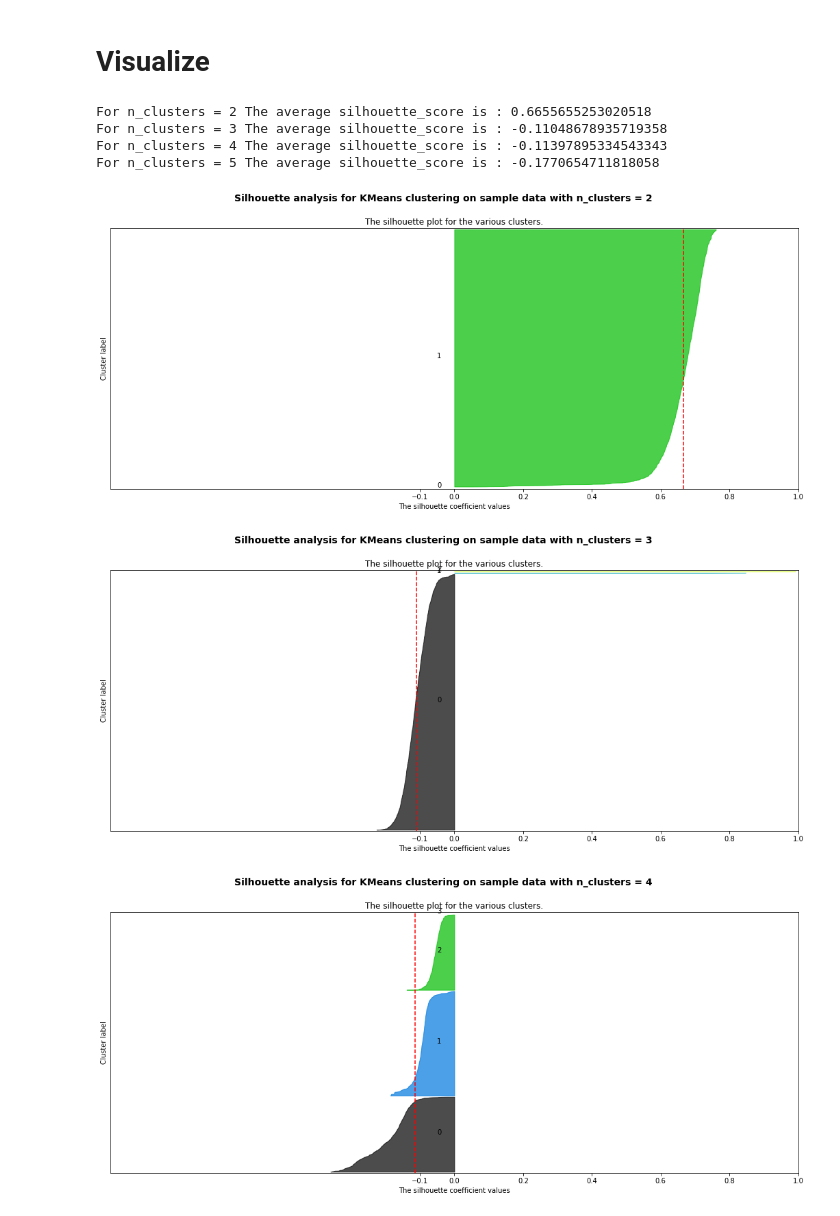
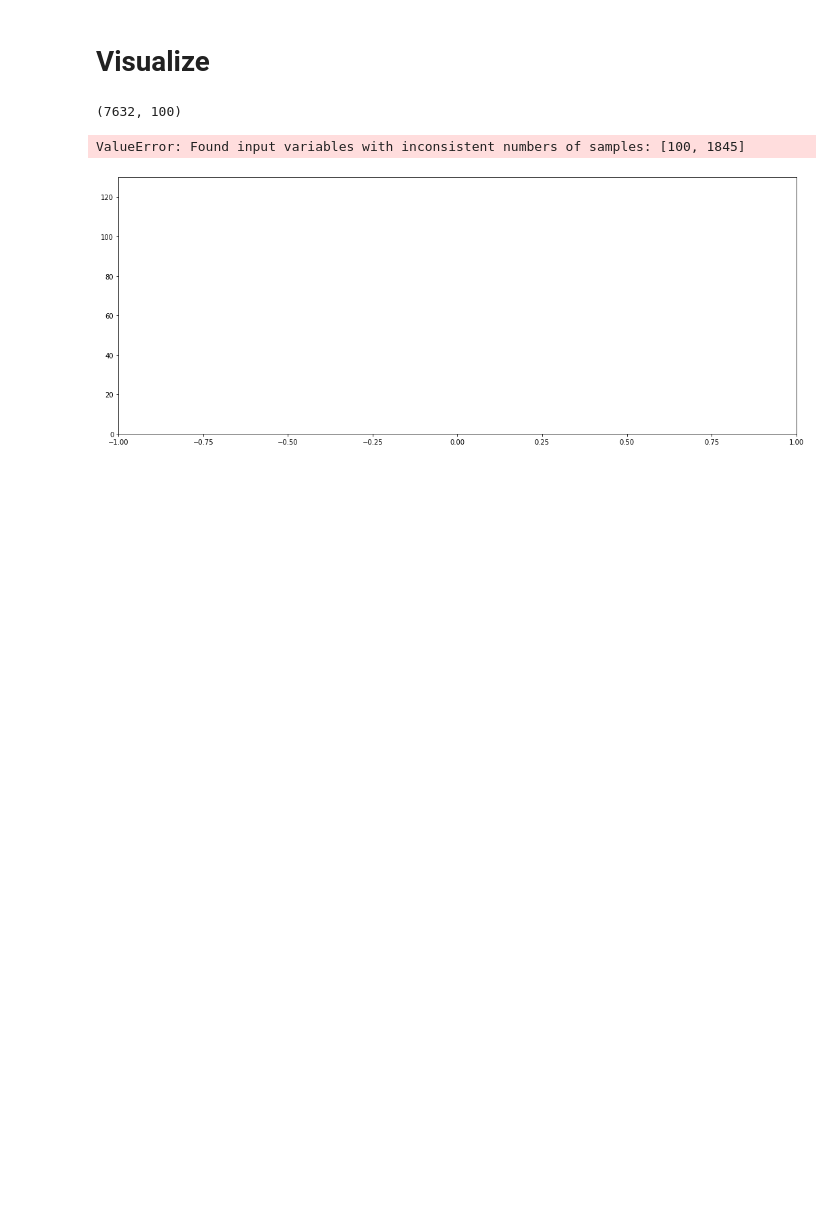
Before and after one commit to Amglex/Mutual-Funds, a Jupyter notebook: notebooks/050 - Clustering.ipynb, the cells around one changed output. Cells and saved outputs as stored; diff of their text form; code cells hidden in the pictures; blank space fills up the shorter version.

```diff
--- a/notebooks/050 - Clustering.ipynb
+++ b/notebooks/050 - Clustering.ipynb
@@ -58,13 +57,0 @@ Shape of holding information
-# %%
-summary = summary.reset_index(drop = True)
-
-index = (summary
-     .assign(year = summary["report_dt"].dt.year)
-     .groupby(['port_no','year'])
-     [['port_no','report_dt']]
-     .tail(1)
-     .query('report_dt >= @begin_date and report_dt <= @end_date')
-     .index)
-
-summary = summary.loc[index]
-holdings = holdings[index.values]
@@ -190,6 +165,10 @@ transformer
 MaxAbsScaler(copy=True)
 # %%
 holdings = transformer.transform(holdings)
+# %%
+col_sums = pd.DataFrame(holdings.sum(0).T).values
+mask = (col_sums != 0).flatten()
+holdings = holdings[:,mask]
 # %%
 pd.DataFrame(holdings.sum(0)).T.plot()
 # %% [output]
@@ -310,9 +274,7 @@ plt.plot(kmeans.cluster_centers_[2,:])
 # %% [markdown]
 ## PCA
 # %%
-pca = PCA(n_components=10)
-pca.fit(holdings.toarray())
-
-print(pca.explained_variance_ratio_)
-
-print(pca.singular_values_)
+pca = TruncatedSVD(n_components=100)
+pca = pca.fit(holdings)
+# %%
+holdings_pca = pca.components_.T
@@ -335,8 +302,12 @@ MiniBatchKMeans?
+# %%
+holdings_pca.shape
+# %% [output]
+(7632, 100)
 # %%
 ### Based on example code from sklearn ###
 
-X = holdings
-n_clusters = [2,3,4,5]
+X = holdings_pca
+n_clusters = [2,3,4,5,6,7,8,9,10]
 
 clusters = []
 results = []
@@ -390,37 +361,32 @@ for n_clusters in n_clusters:
         size_cluster_i = ith_cluster_silhouette_values.shape[0]
         y_upper = y_lower + size_cluster_i
 
         color = cm.nipy_spectral(float(i) / n_clusters)
         ax1.fill_betweenx(np.arange(y_lower, y_upper),
                           0, ith_cluster_silhouette_values,
                           facecolor=color, edgecolor=color, alpha=0.7)
 
         # Label the silhouette plots with their cluster numbers at the middle
         ax1.text(-0.05, y_lower + 0.5 * size_cluster_i, str(i))
 
         # Compute the new y_lower for next plot
         y_lower = y_upper + 10  # 10 for the 0 samples
 
     ax1.set_title("The silhouette plot for the various clusters.")
     ax1.set_xlabel("The silhouette coefficient values")
     ax1.set_ylabel("Cluster label")
 
     # The vertical line for average silhouette score of all the values
     ax1.axvline(x=silhouette_avg, color="red", linestyle="--")
 
     ax1.set_yticks([])  # Clear the yaxis labels / ticks
     ax1.set_xticks([-0.1, 0, 0.2, 0.4, 0.6, 0.8, 1])
 
     plt.suptitle(("Silhouette analysis for KMeans clustering on sample data "
                   "with n_clusters = %d" % n_clusters),
                  fontsize=14, fontweight='bold')
 
 plt.show()
 # %% [output]
-For n_clusters = 2 The average silhouette_score is : 0.6655655253020518
-For n_clusters = 3 The average silhouette_score is : -0.11048678935719358
-For n_clusters = 4 The average silhouette_score is : -0.11397895334543343
-For n_clusters = 5 The average silhouette_score is : -0.1770654711818058
+ValueError: Found input variables with inconsistent numbers of samples: [100, 1845]
-[figure, old version]
+[figure, new version]
-[figure, removed]
-[figure, removed]
```
Also changed, not shown: parts of 42 cells of this notebook, 6 other files.
